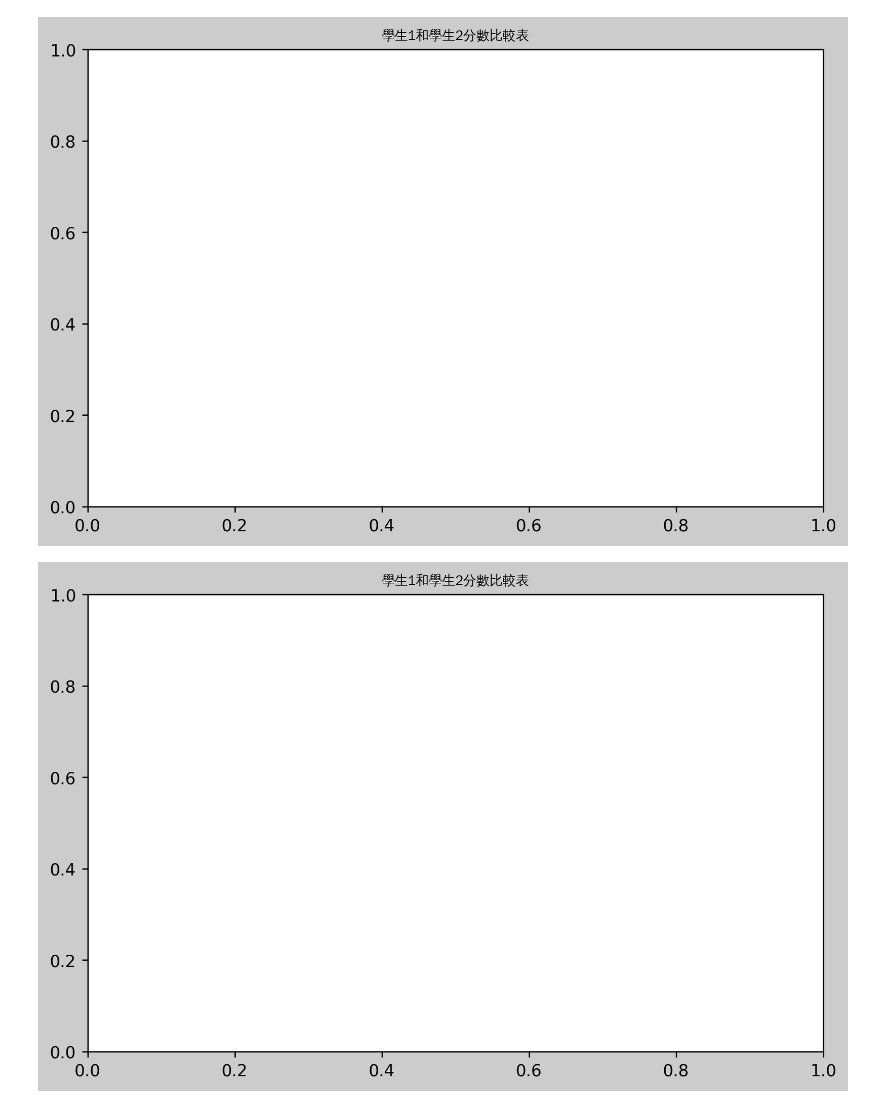
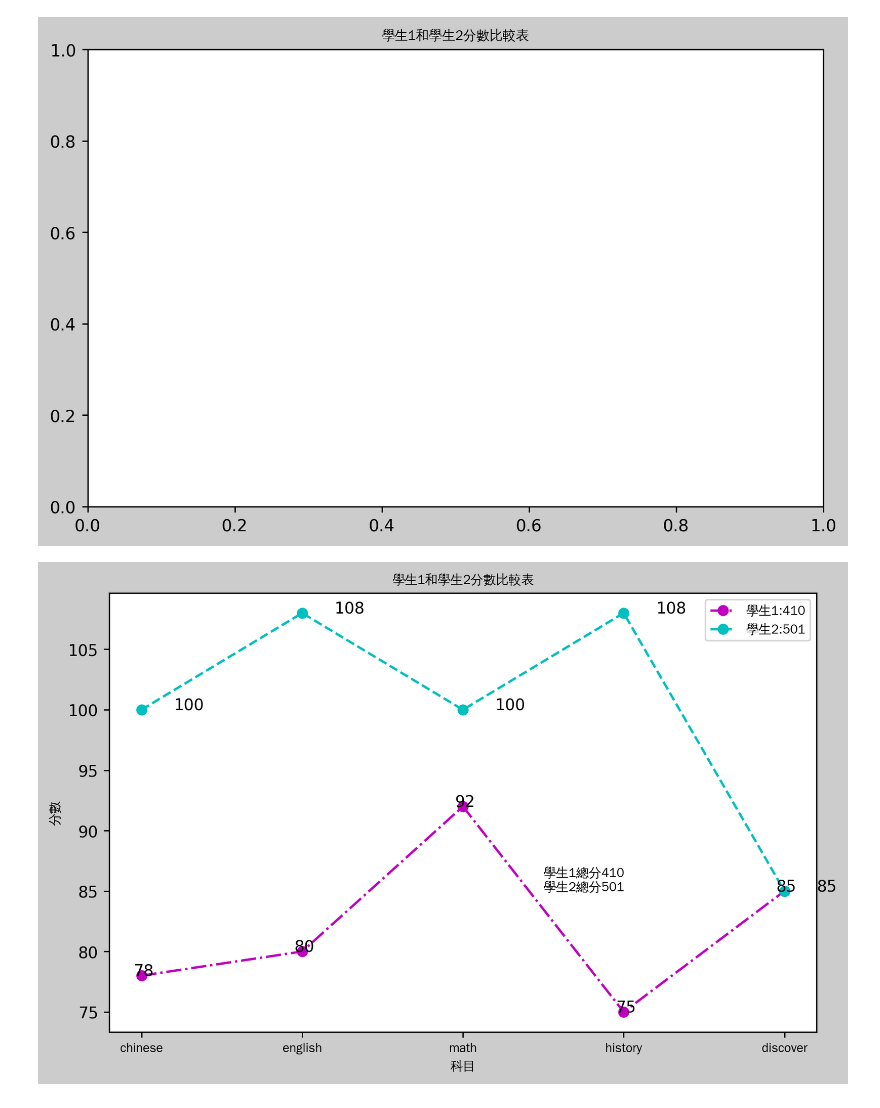
Before and after one commit to ahaing/CL_0729, a Jupyter notebook: Lec004.ipynb, the cells around one changed output. Drawn from its saved outputs; the diff is of its cells as text; code cells hidden in the pictures.

```diff
--- a/Lec004.ipynb
+++ b/Lec004.ipynb
@@ -66,21 +66,44 @@ ax.set_title("student 1 & 2 comparison")
 # %%
 
 import matplotlib.pyplot as plt
 from matplotlib.font_manager import FontProperties
 font=FontProperties(fname='/usr/share/fonts/truetype/wqy/wqy-zenhei.ttc',size=8)
 font1=FontProperties(fname='/usr/share/fonts/truetype/wqy/wqy-zenhei.ttc',size=12)
 #window font=FontProperties(fname=r'c:\windows\fonts\simsun.ttc',size=8)
 
 student1 = {'chinese':78, 'english':80, 'math':92, 'history':75, 'discover':85}
-student2 = {'chinese':90, 'english':75, 'math':98, 'history':65, 'discover':75}
+student2 = {'CH':100, 'EN':108, 'MA':100,'SC':108, 'discover':85 }
 
 subjects =list(student1.keys())
 value1 =list(student1.values())
 value2 = list(student2.values())
 
 fig = plt.figure(figsize=(8,5), dpi=250, facecolor="#cccccc")
 ax = fig.add_subplot(1,1,1)
 ax.set_title("學生1和學生2分數比較表",fontproperties=font)
+ax.set_xlabel("科目",fontproperties=font)
+ax.set_ylabel("分數",fontproperties=font)
+ax.plot(subjects,value1,'m-.o')
+ax.plot(subjects,value2,'c--o')
+ax.set_xticklabels(subjects,fontproperties=font)
+ax.legend(["學生1","學生2"],prop=font) # prop 和預期 (protperties) 的不一樣 需要google查用法
+x_locations = ax.get_xticks()
+
+for i in range(len(x_locations)):
+    ax.annotate(str(value1[i]),(x_locations[i]-0.05,value1[i]))
+    ax.annotate(str(value2[i]),(x_locations[i]+0.2,value2[i]))
+
+value1_total = 0
+value2_total = 0
+for score in value1:
+    value1_total += score
+
+for score in value2:
+    value2_total += score
+
+ax.annotate(f'學生1總分{value1_total}\n學生2總分{value2_total}',(2.5,85),fontproperties=font)
+ax.legend([f"學生1:{value1_total}",f"學生2:{value2_total}"],prop=font)
+
 plt.show()
 # %% [output]
-[figure, old version]
+[figure, new version]
```
